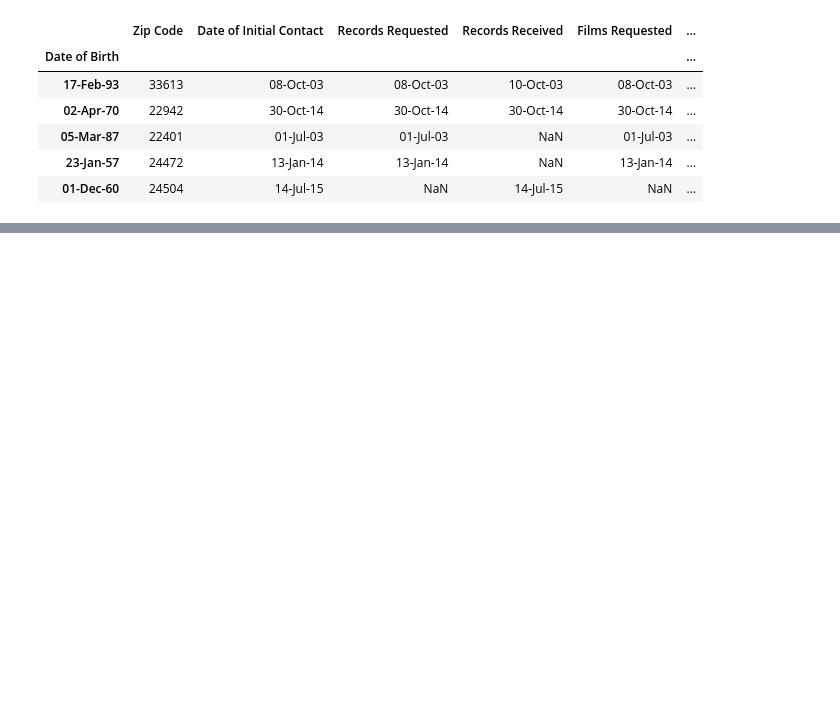
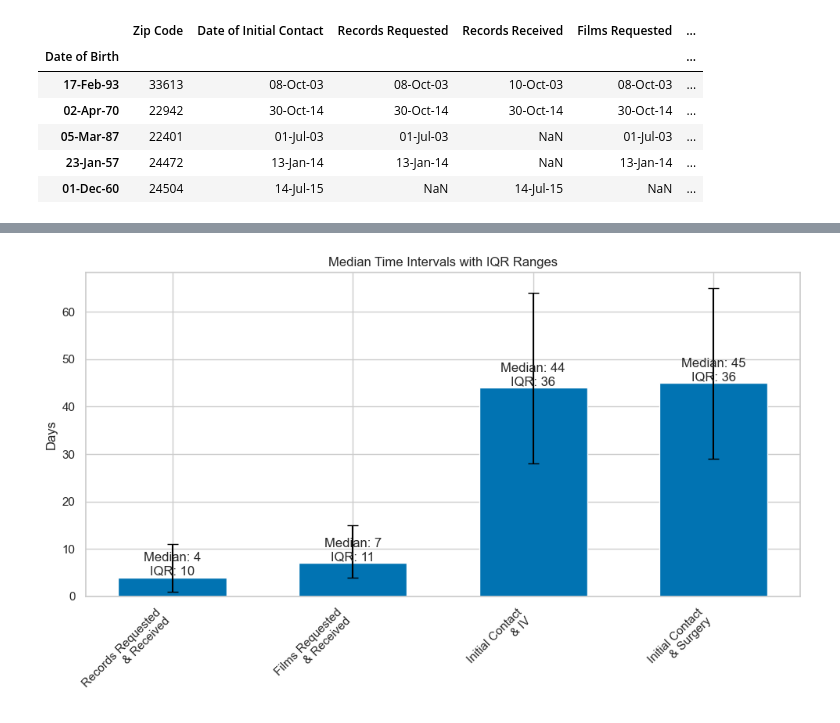
Before and after one commit to charbelmarche33/Pituitary-Referrals, a Jupyter notebook: pituitary_referral_data_analytics.ipynb, the cells around one changed output, grey strips where cells are left out. Drawn from its saved outputs; the diff is of its cells as text; code cells hidden in the pictures; blank space fills up the shorter version.

```diff
--- a/pituitary_referral_data_analytics.ipynb
+++ b/pituitary_referral_data_analytics.ipynb
@@ -376,0 +410,42 @@ raw_ref_data.head()
+# %%
+# Plot referrers data medians with error bars for IQR from Q1 to Q3
+plt.figure(figsize=(10, 6))
+
+# Data preparation
+metrics = referrers_stats.columns[1:].tolist()  # Skip 'Metric' column
+medians = referrers_stats.loc[0, metrics]  # Get median values
+q1 = referrers_stats.loc[1, metrics]  # Get Q1 values
+q3 = referrers_stats.loc[2, metrics]  # Get Q3 values
+
+# Calculate error bar lengths
+yerr = np.array([medians - q1, q3 - medians])
+
+# Create bar plot
+x = np.arange(len(metrics))
+bars = plt.bar(x, medians, width=0.6)
+
+# Add error bars
+plt.errorbar(x, medians, yerr=yerr, fmt='none', color='black', capsize=5)
+
+# Customize the plot
+plt.xticks(x, [m.replace('Days between ', '').replace(' and', '\n&') for m in metrics],
+           rotation=45, ha='right')
+plt.ylabel('Days')
+plt.title('Median Time Intervals with IQR Ranges')
+
+# Add value labels on top of each bar
+for i, bar in enumerate(bars):
+    height = bar.get_height()
+    plt.text(bar.get_x() + bar.get_width()/2., height,
+             f'Median: {medians[i]:.0f}\nIQR: {referrers_stats.loc[3, metrics[i]]:.0f}',
+             ha='center', va='bottom')
+
+# Adjust layout to prevent label clipping
+plt.tight_layout()
+
+# Save to plots directory
+plt.savefig(os.path.join("plots", "referrers_medians.png"), dpi=300)
+
+plt.show()
+# %% [output]
+[figure, added]
```
Also changed, not shown: parts of 23 cells of this notebook, 8 other files.
